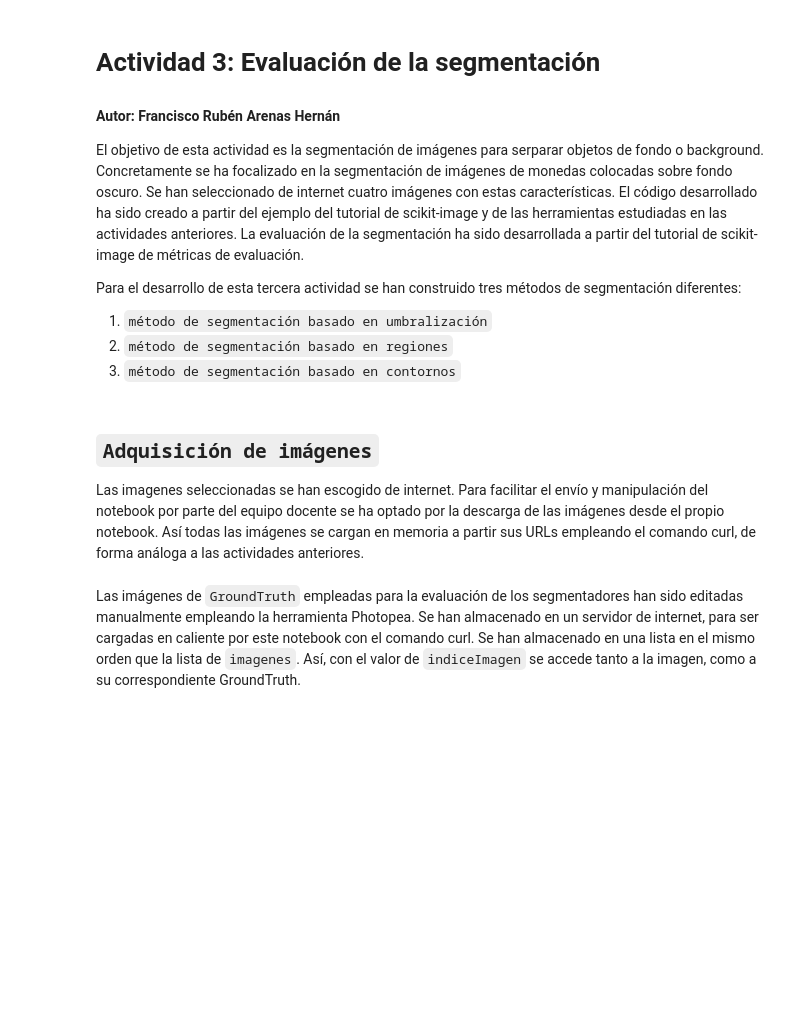
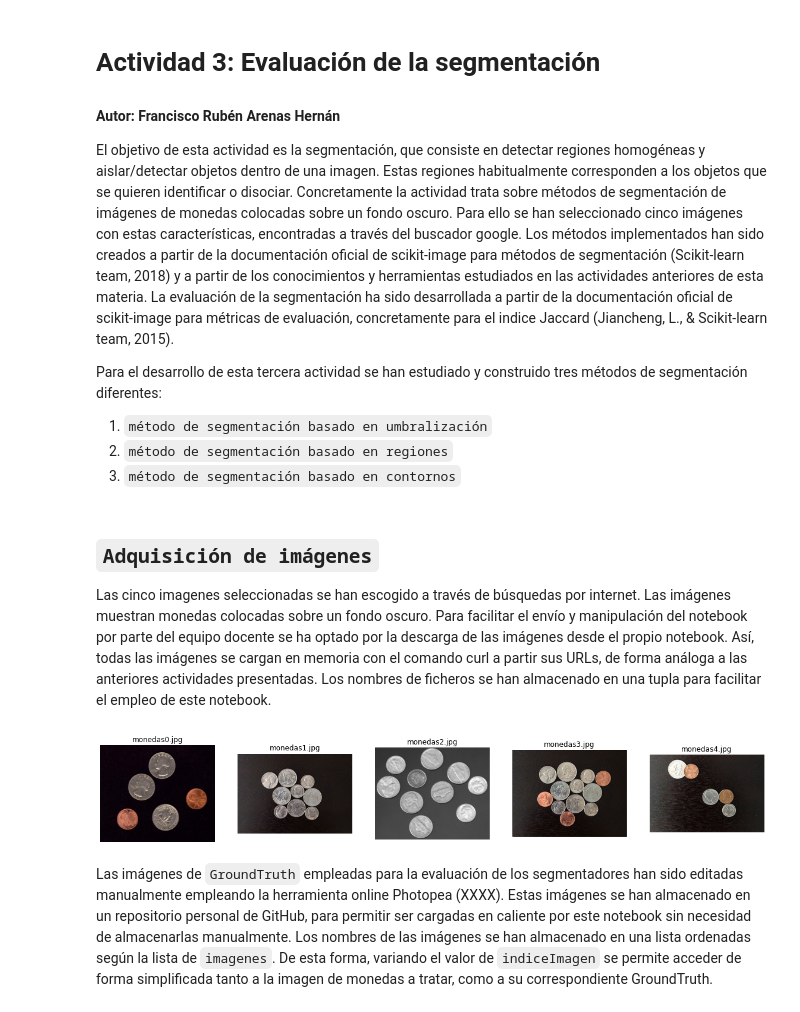
Before and after one commit to azarkiel/PercepcionComputacional, a Jupyter notebook: Actividad3_segmentadores.ipynb, the cells around one changed output. Saved outputs shown, nothing was run; the diff lists cells and outputs as text; code cells hidden in the pictures; blank space fills up the shorter version.

```diff
--- a/Actividad3_segmentadores.ipynb
+++ b/Actividad3_segmentadores.ipynb
@@ -5,8 +5,8 @@
 # Actividad 3: Evaluación de la segmentación
 #### Autor: Francisco Rubén Arenas Hernán
 
-El objetivo de esta actividad es la segmentación de imágenes para serparar objetos de fondo o background. Concretamente se ha focalizado en la segmentación de imágenes de monedas colocadas sobre fondo oscuro. Se han seleccionado de internet cuatro imágenes con estas características. El código desarrollado ha sido creado a partir del ejemplo del tutorial de scikit-image y de las herramientas estudiadas en las actividades anteriores. La evaluación de la segmentación ha sido desarrollada a partir del tutorial de scikit-image de métricas de evaluación.
-<p>Para el desarrollo de esta tercera actividad se han construido tres métodos de segmentación diferentes:
+El objetivo de esta actividad es la segmentación, que consiste en detectar regiones homogéneas y aislar/detectar objetos dentro de una imagen. Estas regiones habitualmente corresponden a los objetos que se quieren identificar o disociar. Concretamente la actividad trata sobre métodos de segmentación de imágenes de monedas colocadas sobre un fondo oscuro. Para ello se han seleccionado cinco imágenes con estas características, encontradas a través del buscador google. Los métodos implementados han sido creados a partir de la documentación oficial de scikit-image para métodos de segmentación (Scikit-learn team, 2018) y a partir de los conocimientos y herramientas estudiados en las actividades anteriores de esta materia. La evaluación de la segmentación ha sido desarrollada a partir de la documentación oficial de scikit-image para métricas de evaluación, concretamente para el indice Jaccard (Jiancheng, L., & Scikit-learn team, 2015).
+<p>Para el desarrollo de esta tercera actividad se han estudiado y construido tres métodos de segmentación diferentes:
 
 1.   ``método de segmentación basado en umbralización``
 2.   ``método de segmentación basado en regiones``
@@ -22,13 +22,23 @@ from skimage.color import rgb2grey
 %matplotlib inline
 # %% [markdown]
 ## ``Adquisición de imágenes``
-Las imagenes seleccionadas se han escogido de internet. Para facilitar el envío y manipulación del notebook por parte del equipo docente se ha optado por la descarga de las imágenes desde el propio notebook. Así todas las imágenes se cargan en memoria a partir sus URLs empleando el comando curl, de forma análoga a las actividades anteriores.
+Las cinco imagenes seleccionadas se han escogido a través de búsquedas por internet. Las imágenes muestran monedas colocadas sobre un fondo oscuro. Para facilitar el envío y manipulación del notebook por parte del equipo docente se ha optado por la descarga de las imágenes desde el propio notebook. Así, todas las imágenes se cargan en memoria con el comando curl a partir sus URLs, de forma análoga a las anteriores actividades presentadas. Los nombres de ficheros se han almacenado en una tupla para facilitar el empleo de este notebook.
 # %%
 !curl -s -o monedas0.jpg https://johnloomis.org/ece563/notes/BinaryImages/coins/coins3.jpg
 !curl -s -o monedas1.jpg https://pyimagesearch.com/wp-content/uploads/2015/10/watershed_coins_01.jpg
 !curl -s -o monedas2.jpg https://i.stack.imgur.com/fDUGQ.jpg
 !curl -s -o monedas3.jpg https://media.cheggcdn.com/media/f11/f1168b85-30e0-43dd-ad3d-6770a4517193/phpHqs22Y.png
 !curl -s -o monedas4.jpg https://media.cheggcdn.com/media/9f8/9f8cf283-1d7b-4c6a-8727-8cf82a04b67f/php9D7V86.png
 imagenes = ['monedas0.jpg','monedas1.jpg','monedas2.jpg','monedas3.jpg','monedas4.jpg']
+
+plt.figure(figsize=(20,10))
+plt.subplot(1,5,1),plt.imshow(io.imread(imagenes[0]));plt.title('monedas0.jpg'), plt.axis('off')
+plt.subplot(1,5,2),plt.imshow(io.imread(imagenes[1]));plt.title('monedas1.jpg'), plt.axis('off')
+plt.subplot(1,5,3),plt.imshow(io.imread(imagenes[2]));plt.title('monedas2.jpg'), plt.axis('off')
+plt.subplot(1,5,4),plt.imshow(io.imread(imagenes[3]));plt.title('monedas3.jpg'), plt.axis('off')
+plt.subplot(1,5,5),plt.imshow(io.imread(imagenes[4]));plt.title('monedas4.jpg'), plt.axis('off')
+plt.show()
+# %% [output]
+[figure, added]
 # %% [markdown]
-Las imágenes de ``GroundTruth`` empleadas para la evaluación de los segmentadores han sido editadas manualmente empleando la herramienta Photopea. Se han almacenado en un servidor de internet, para ser cargadas en caliente por este notebook con el comando curl. Se han almacenado en una lista en el mismo orden que la lista de ``imagenes``. Así, con el valor de ``indiceImagen`` se accede tanto a la imagen, como a su correspondiente GroundTruth.
+Las imágenes de ``GroundTruth`` empleadas para la evaluación de los segmentadores han sido editadas manualmente empleando la herramienta online Photopea (XXXX). Estas imágenes se han almacenado en un repositorio personal de GitHub, para permitir ser cargadas en caliente por este notebook sin necesidad de almacenarlas manualmente. Los nombres de las imágenes se han almacenado en una lista ordenadas según la lista de ``imagenes``. De esta forma, variando el valor de ``indiceImagen`` se permite acceder de forma simplificada tanto a la imagen de monedas a tratar, como a su correspondiente GroundTruth.
```
Also changed, not shown: parts of 15 cells of this notebook.
